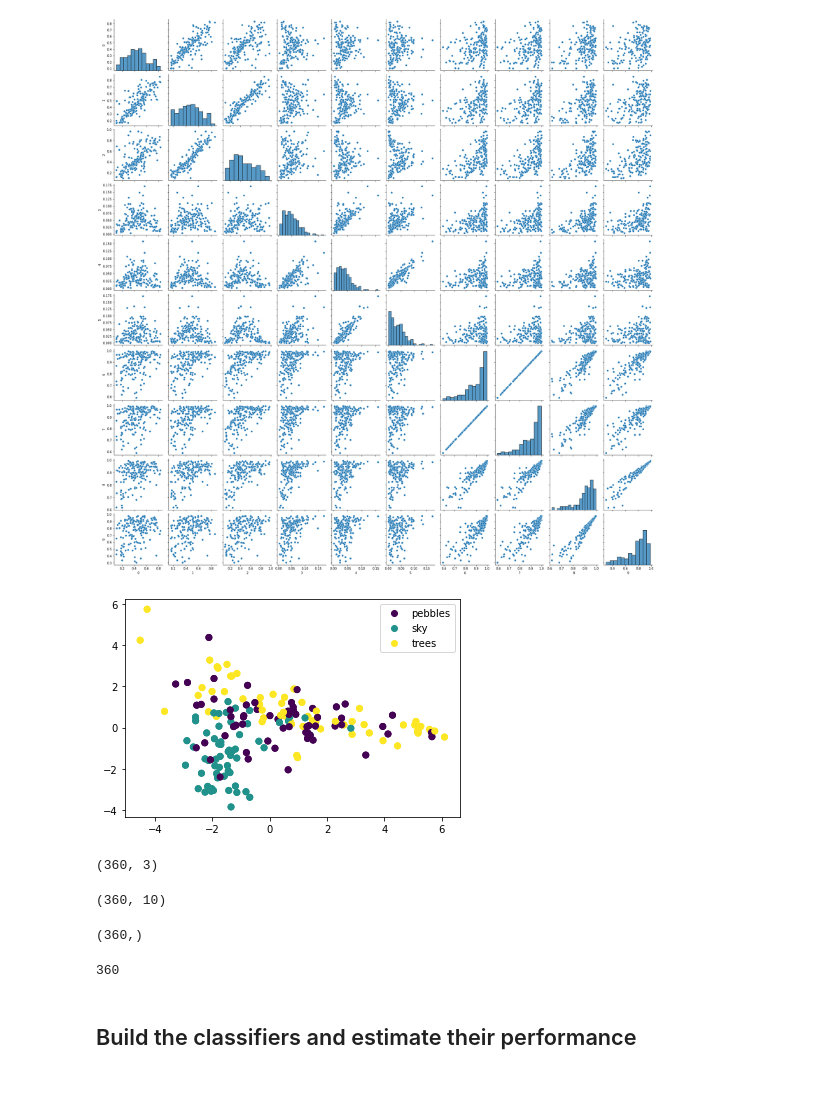
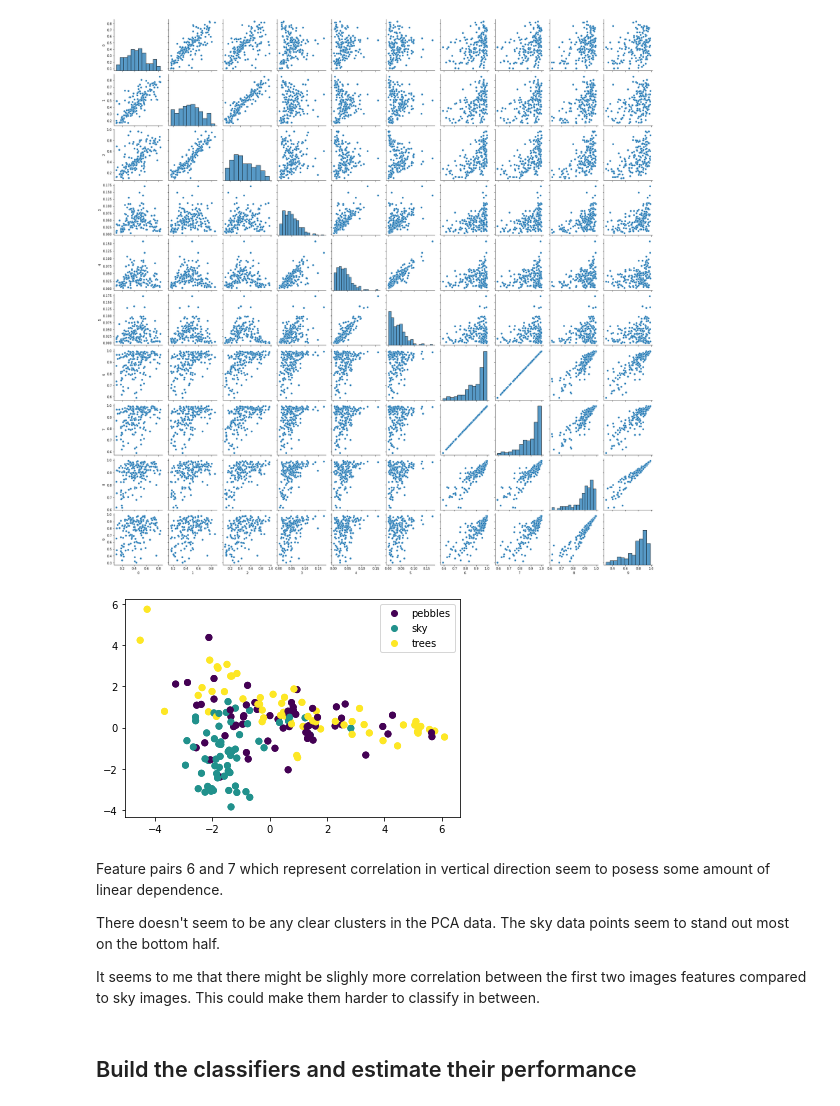
Before and after one commit to shulkkonen/image_classification_pipeline, a Jupyter notebook: Image_classification_pipeline.ipynb, the cells around one changed output. Drawn from its saved outputs; the diff is of its cells as text; code cells hidden in the pictures.

```diff
--- a/Image_classification_pipeline.ipynb
+++ b/Image_classification_pipeline.ipynb
@@ -119,11 +123,12 @@ sky_gray_flip = [cv2.flip(img, 1) for img in sky_gray]
 trees_flip = [cv2.flip(img, 1) for img in trees_images]
 trees_gray_flip = [cv2.flip(img, 1) for img in trees_gray]
 # %%
+# combine images into arrays
 pebbles = np.concatenate([pebbles_images, pebbles_flip])
 sky = np.concatenate([sky_images, sky_flip])
 trees = np.concatenate([trees_images, trees_flip])
 
-pebbles_gray = np.concatenate([np.array(pebbles_gray), np.array(pebbles_gray_flip)])
-sky_gray = np.concatenate([np.array(sky_gray), np.array(sky_gray_flip)])
-trees_gray = np.concatenate([np.array(trees_gray), np.array(trees_gray_flip)])
+pebbles_gray = np.concatenate([pebbles_gray, pebbles_gray_flip])
+sky_gray = np.concatenate([sky_gray, sky_gray_flip])
+trees_gray = np.concatenate([trees_gray, trees_gray_flip])
 # %%
@@ -416,29 +436,19 @@ def make_color_group(data):
 # %%
 group = make_color_group(y)
 # %%
-pca = PCA(n_components=3)
+pca = PCA(n_components=2)
 Xt = pca.fit_transform(X)
 plot = plt.scatter(Xt[:,0], Xt[:,1], c=group)
 plt.legend(handles=plot.legend_elements()[0], labels=["pebbles","sky","trees"])
 plt.show()
 # %% [output]
-[figure, old version]
+[figure, new version]
-# %%
-Xt.shape
-# %% [output]
-(360, 3)
-# %%
-X.shape
-# %% [output]
-(360, 10)
-# %%
-y.shape
-# %% [output]
-(360,)
-# %%
-len(group)
-# %% [output]
-360
+# %% [markdown]
+Feature pairs 6 and 7 which represent correlation in vertical direction seem to posess some amount of linear dependence.
+
+There doesn't seem to be any clear clusters in the PCA data. The sky data points seem to stand out most on the bottom half.
+
+It seems to me that there might be slighly more correlation between the first two images features compared to sky images. This could make them harder to classify in between.
 # %% [markdown]
 ## Build the classifiers and estimate their performance
 # %% [markdown]
```
Also changed, not shown: parts of 21 cells of this notebook.
